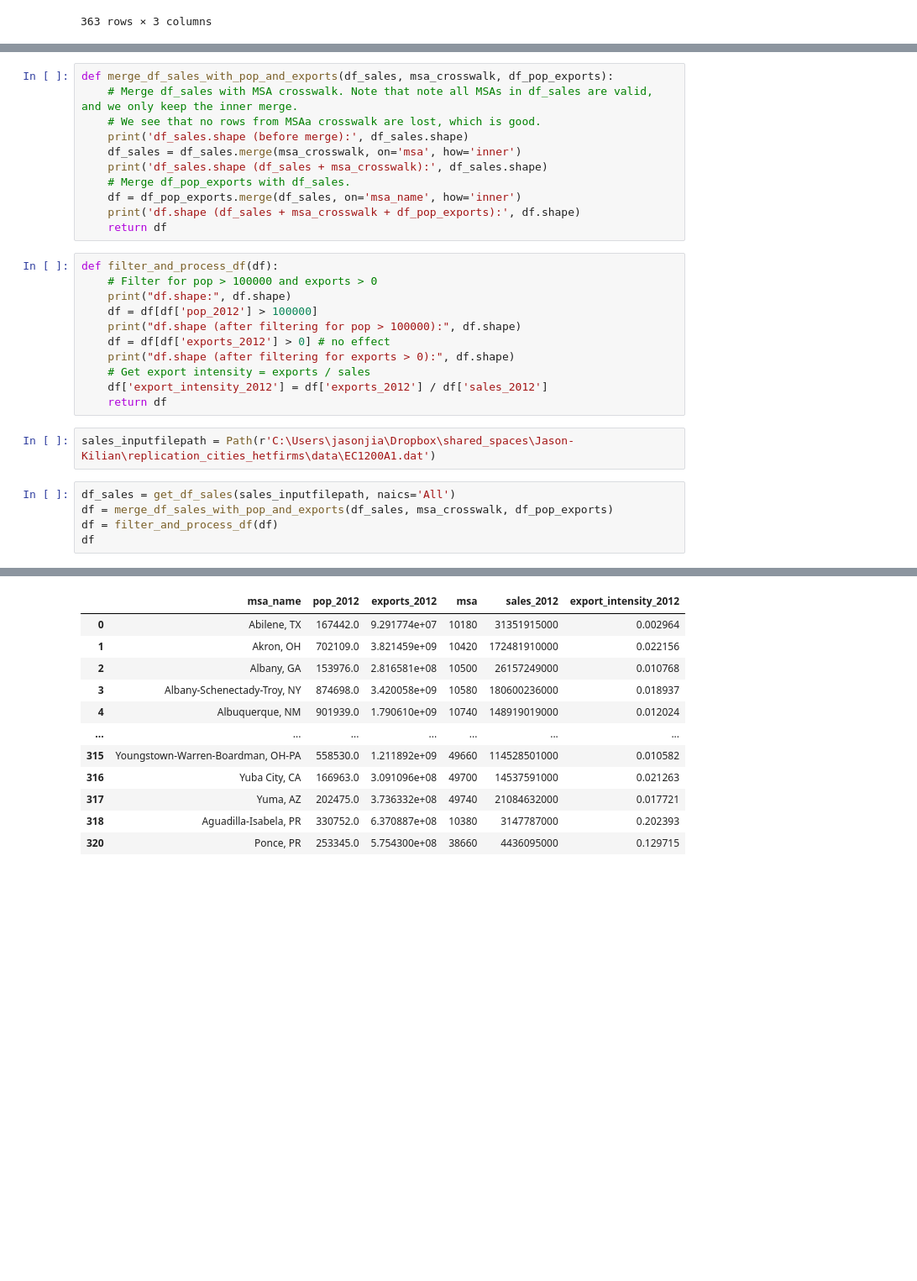
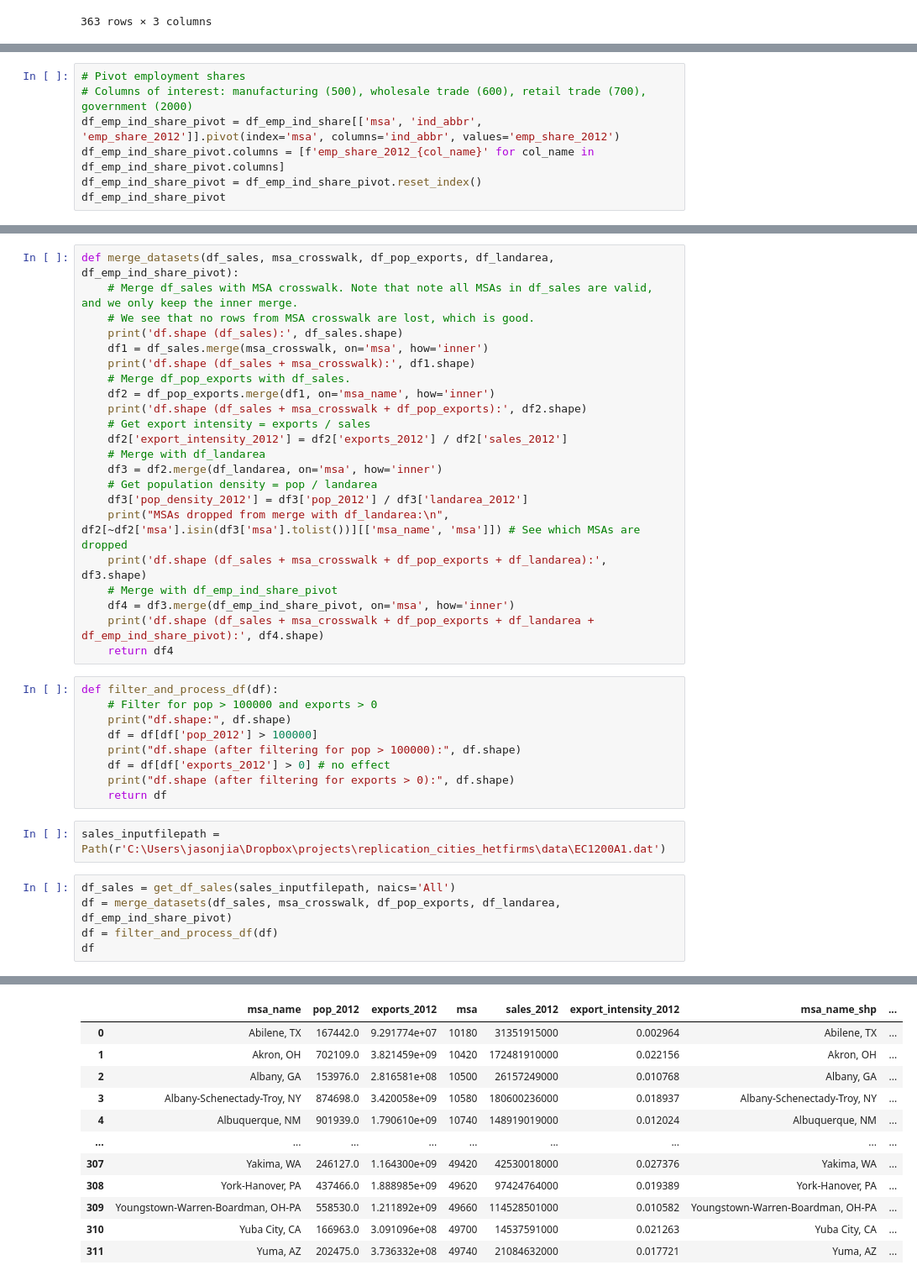
Before and after one commit to jasonjiajs/replication_cities_hetfirms, a Jupyter notebook: code/replication_20230201.ipynb, the cells around one changed output, grey strips where cells are left out. Shown at 84% size. Drawn from its saved outputs; the diff is of its cells as text; blank space fills up the shorter version.

Commit message:
added land area, local employment industry shares +analysis + memo

```diff
--- a/code/replication_20230201.ipynb
+++ b/code/replication_20230201.ipynb
@@ -167,0 +279,7 @@ def get_df_sales(inputfilepath, naics):
+# %%
+# Pivot employment shares
+# Columns of interest: manufacturing (500), wholesale trade (600), retail trade (700), government (2000)
+df_emp_ind_share_pivot = df_emp_ind_share[['msa', 'ind_abbr', 'emp_share_2012']].pivot(index='msa', columns='ind_abbr', values='emp_share_2012')
+df_emp_ind_share_pivot.columns = [f'emp_share_2012_{col_name}' for col_name in df_emp_ind_share_pivot.columns]
+df_emp_ind_share_pivot = df_emp_ind_share_pivot.reset_index()
+df_emp_ind_share_pivot
@@ -170,14 +302,25 @@ def get_df_sales(inputfilepath, naics):
 # %%
-def merge_df_sales_with_pop_and_exports(df_sales, msa_crosswalk, df_pop_exports):
+def merge_datasets(df_sales, msa_crosswalk, df_pop_exports, df_landarea, df_emp_ind_share_pivot):
     # Merge df_sales with MSA crosswalk. Note that note all MSAs in df_sales are valid, and we only keep the inner merge.
-    # We see that no rows from MSAa crosswalk are lost, which is good.
-    print('df_sales.shape (before merge):', df_sales.shape)
-    df_sales = df_sales.merge(msa_crosswalk, on='msa', how='inner')
-    print('df_sales.shape (df_sales + msa_crosswalk):', df_sales.shape)
+    # We see that no rows from MSA crosswalk are lost, which is good.
+    print('df.shape (df_sales):', df_sales.shape)
+    df1 = df_sales.merge(msa_crosswalk, on='msa', how='inner')
+    print('df.shape (df_sales + msa_crosswalk):', df1.shape)
     # Merge df_pop_exports with df_sales.
-    df = df_pop_exports.merge(df_sales, on='msa_name', how='inner')
-    print('df.shape (df_sales + msa_crosswalk + df_pop_exports):', df.shape)
-    return df
+    df2 = df_pop_exports.merge(df1, on='msa_name', how='inner')
+    print('df.shape (df_sales + msa_crosswalk + df_pop_exports):', df2.shape)
+    # Get export intensity = exports / sales
+    df2['export_intensity_2012'] = df2['exports_2012'] / df2['sales_2012']
+    # Merge with df_landarea
+    df3 = df2.merge(df_landarea, on='msa', how='inner')
+    # Get population density = pop / landarea
+    df3['pop_density_2012'] = df3['pop_2012'] / df3['landarea_2012']
+    print("MSAs dropped from merge with df_landarea:\n", df2[~df2['msa'].isin(df3['msa'].tolist())][['msa_name', 'msa']]) # See which MSAs are dropped
+    print('df.shape (df_sales + msa_crosswalk + df_pop_exports + df_landarea):', df3.shape)
+    # Merge with df_emp_ind_share_pivot
+    df4 = df3.merge(df_emp_ind_share_pivot, on='msa', how='inner')
+    print('df.shape (df_sales + msa_crosswalk + df_pop_exports + df_landarea + df_emp_ind_share_pivot):', df4.shape)
+    return df4
 # %%
 def filter_and_process_df(df):
     # Filter for pop > 100000 and exports > 0
@@ -186,14 +329,12 @@ def filter_and_process_df(df):
     print("df.shape (after filtering for pop > 100000):", df.shape)
     df = df[df['exports_2012'] > 0] # no effect
     print("df.shape (after filtering for exports > 0):", df.shape)
-    # Get export intensity = exports / sales
-    df['export_intensity_2012'] = df['exports_2012'] / df['sales_2012']
     return df
 # %%
-sales_inputfilepath = Path(r'C:\Users\jasonjia\Dropbox\shared_spaces\Jason-Kilian\replication_cities_hetfirms\data\EC1200A1.dat')
+sales_inputfilepath = Path(r'C:\Users\jasonjia\Dropbox\projects\replication_cities_hetfirms\data\EC1200A1.dat')
 # %%
 df_sales = get_df_sales(sales_inputfilepath, naics='All')
-df = merge_df_sales_with_pop_and_exports(df_sales, msa_crosswalk, df_pop_exports)
+df = merge_datasets(df_sales, msa_crosswalk, df_pop_exports, df_landarea, df_emp_ind_share_pivot)
 df = filter_and_process_df(df)
 df
 # %% [output]
@@ -208,12 +359,12 @@ df.shape (after filtering for exports > 0): (299, 5)
-|  | msa_name | pop_2012 | exports_2012 | msa | sales_2012 | export_intensity_2012 |
-| 0 | Abilene, TX | 167442.0 | 9.291774e+07 | 10180 | 31351915000 | 0.002964 |
-| 1 | Akron, OH | 702109.0 | 3.821459e+09 | 10420 | 172481910000 | 0.022156 |
-| 2 | Albany, GA | 153976.0 | 2.816581e+08 | 10500 | 26157249000 | 0.010768 |
-| 3 | Albany-Schenectady-Troy, NY | 874698.0 | 3.420058e+09 | 10580 | 180600236000 | 0.018937 |
-| 4 | Albuquerque, NM | 901939.0 | 1.790610e+09 | 10740 | 148919019000 | 0.012024 |
-| ... | ... | ... | ... | ... | ... | ... |
-| 315 | Youngstown-Warren-Boardman, OH-PA | 558530.0 | 1.211892e+09 | 49660 | 114528501000 | 0.010582 |
-| 316 | Yuba City, CA | 166963.0 | 3.091096e+08 | 49700 | 14537591000 | 0.021263 |
-| 317 | Yuma, AZ | 202475.0 | 3.736332e+08 | 49740 | 21084632000 | 0.017721 |
-| 318 | Aguadilla-Isabela, PR | 330752.0 | 6.370887e+08 | 10380 | 3147787000 | 0.202393 |
-| 320 | Ponce, PR | 253345.0 | 5.754300e+08 | 38660 | 4436095000 | 0.129715 |
+|  | msa_name | pop_2012 | exports_2012 | msa | sales_2012 | export_intensity_2012 | msa_name_shp | ... |
+| 0 | Abilene, TX | 167442.0 | 9.291774e+07 | 10180 | 31351915000 | 0.002964 | Abilene, TX | ... |
+| 1 | Akron, OH | 702109.0 | 3.821459e+09 | 10420 | 172481910000 | 0.022156 | Akron, OH | ... |
+| 2 | Albany, GA | 153976.0 | 2.816581e+08 | 10500 | 26157249000 | 0.010768 | Albany, GA | ... |
+| 3 | Albany-Schenectady-Troy, NY | 874698.0 | 3.420058e+09 | 10580 | 180600236000 | 0.018937 | Albany-Schenectady-Troy, NY | ... |
+| 4 | Albuquerque, NM | 901939.0 | 1.790610e+09 | 10740 | 148919019000 | 0.012024 | Albuquerque, NM | ... |
+| ... | ... | ... | ... | ... | ... | ... | ... | ... |
+| 307 | Yakima, WA | 246127.0 | 1.164300e+09 | 49420 | 42530018000 | 0.027376 | Yakima, WA | ... |
+| 308 | York-Hanover, PA | 437466.0 | 1.888985e+09 | 49620 | 97424764000 | 0.019389 | York-Hanover, PA | ... |
+| 309 | Youngstown-Warren-Boardman, OH-PA | 558530.0 | 1.211892e+09 | 49660 | 114528501000 | 0.010582 | Youngstown-Warren-Boardman, OH-PA | ... |
+| 310 | Yuba City, CA | 166963.0 | 3.091096e+08 | 49700 | 14537591000 | 0.021263 | Yuba City, CA | ... |
+| 311 | Yuma, AZ | 202475.0 | 3.736332e+08 | 49740 | 21084632000 | 0.017721 | Yuma, AZ | ... |
```
Also changed, not shown: parts of 45 cells of this notebook, 30 other files.
